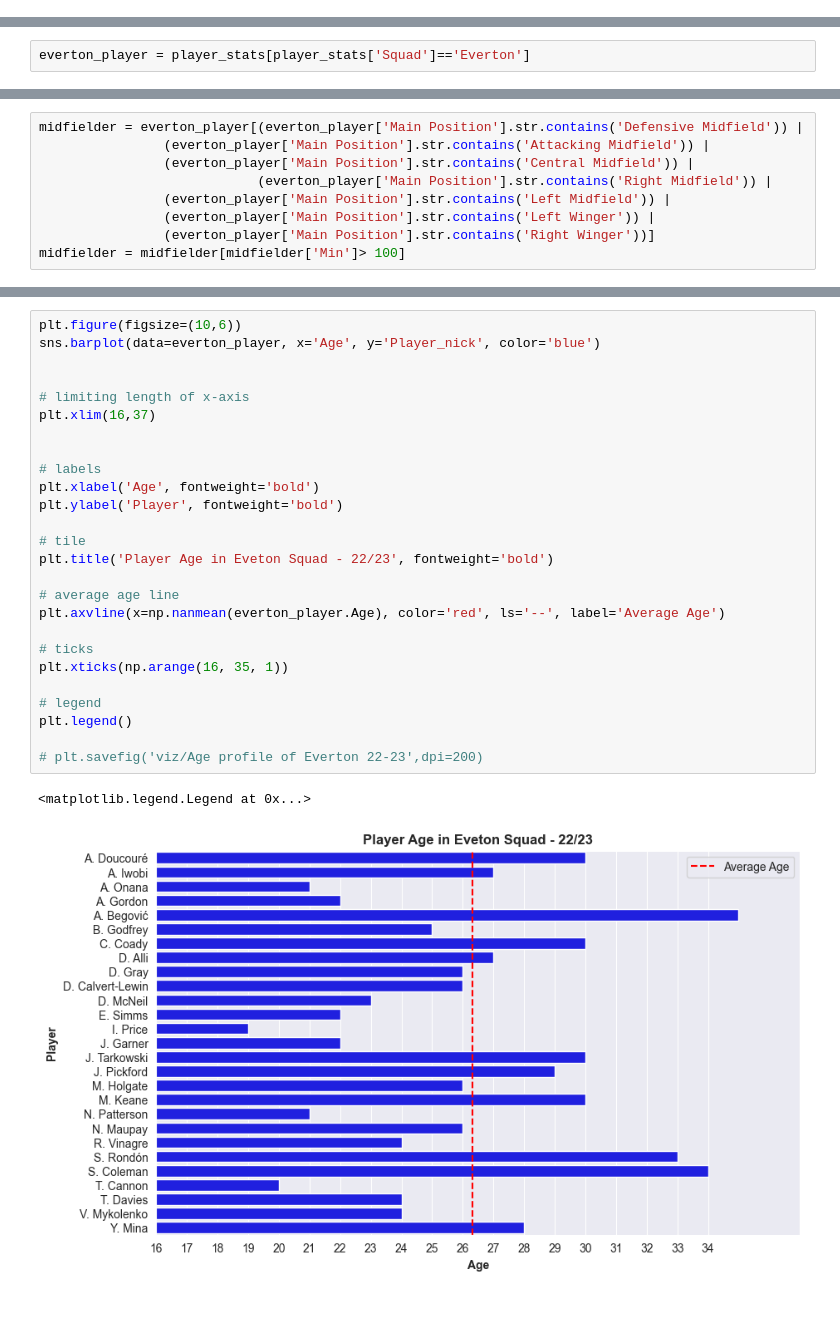
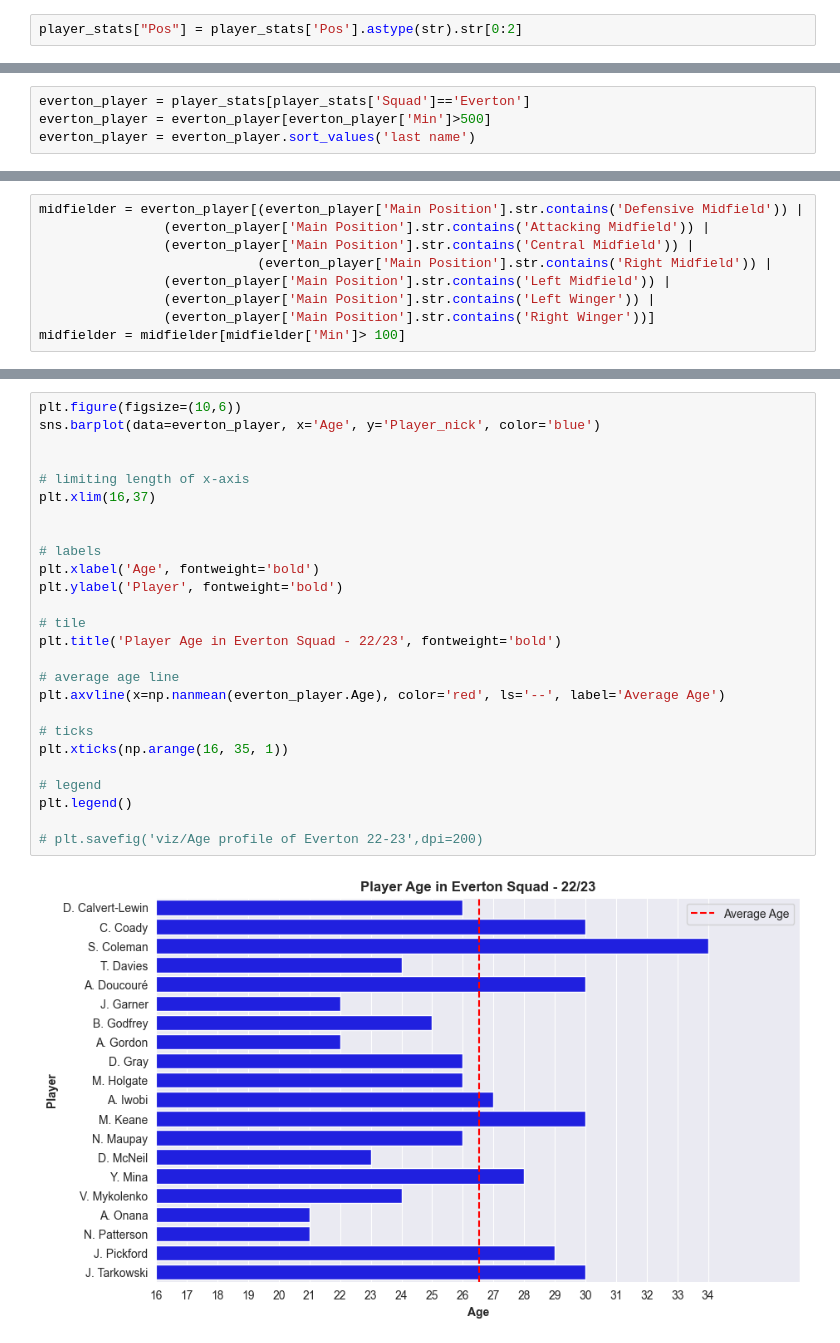
Before and after one commit to AugustSteff/Data-Analysis-in-football, a Jupyter notebook: Premier_League_22-23/Evertons Season/2223.ipynb, the cells around one changed output, grey strips where cells are left out. Drawn from its saved outputs; the diff is of its cells as text; blank space fills up the shorter version.

```diff
--- a/Premier_League_22-23/Evertons Season/2223.ipynb
+++ b/Premier_League_22-23/Evertons Season/2223.ipynb
@@ -238,6 +242,8 @@ player_stats = pd.read_csv(f'{path2}Final FBRef 2022-2023.csv')
 player_stats.loc[player_stats['Player'].str.split().str.len() == 2, 'last name'] = player_stats['Player'].str.split().str[-1]
 # %%
 player_stats["Player_nick"] = player_stats['Player'].astype(str).str[0] +". "+ player_stats["last name"]
+# %%
+player_stats["Pos"] = player_stats['Pos'].astype(str).str[0:2]
 # %%
 player_stats.info()
 # %% [output]
@@ -272,5 +278,7 @@ Index(['Player', 'Nation', 'Pos', 'Squad', 'Comp', 'Age', 'Born', 'MP',
       dtype='object', length=281)
 # %%
 everton_player = player_stats[player_stats['Squad']=='Everton']
+everton_player = everton_player[everton_player['Min']>500]
+everton_player = everton_player.sort_values('last name')
 # %%
 everton_player.iplot(kind='scatter', x='SCA', y='GCA', mode='markers', title='Creative Actions', colorscale='set1',
@@ -299,29 +311,28 @@ Text(0.5, 1.0, 'Progressive Actions by Everton Midfielders')
 # %%
 plt.figure(figsize=(10,6))
 sns.barplot(data=everton_player, x='Age', y='Player_nick', color='blue')
 
 
 # limiting length of x-axis
 plt.xlim(16,37)
 
 
 # labels
 plt.xlabel('Age', fontweight='bold')
 plt.ylabel('Player', fontweight='bold')
 
 # tile
-plt.title('Player Age in Eveton Squad - 22/23', fontweight='bold')
+plt.title('Player Age in Everton Squad - 22/23', fontweight='bold')
 
 # average age line
 plt.axvline(x=np.nanmean(everton_player.Age), color='red', ls='--', label='Average Age')
 
 # ticks
 plt.xticks(np.arange(16, 35, 1))
 
 # legend
 plt.legend()
 
 # plt.savefig('viz/Age profile of Everton 22-23',dpi=200)
 # %% [output]
-<matplotlib.legend.Legend at 0x...>
-[figure, old version]
+[figure, new version]
```
Also changed, not shown: parts of 26 cells of this notebook, 1 other file.
